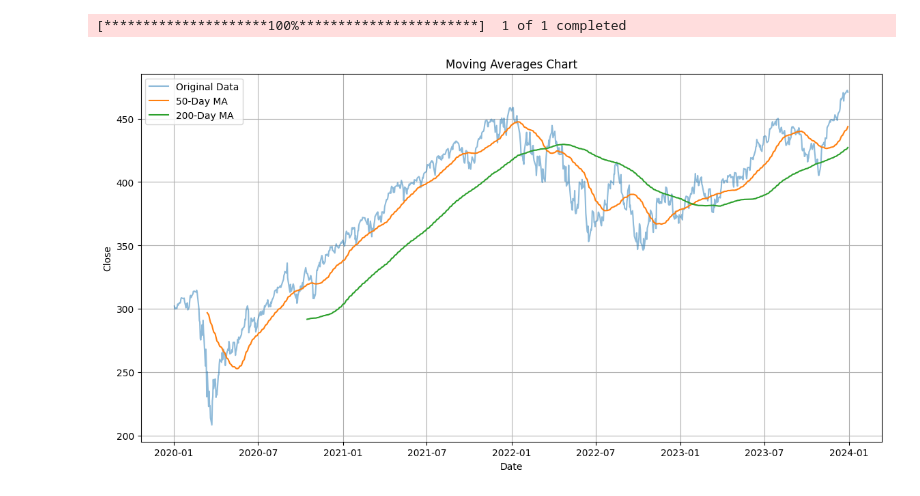
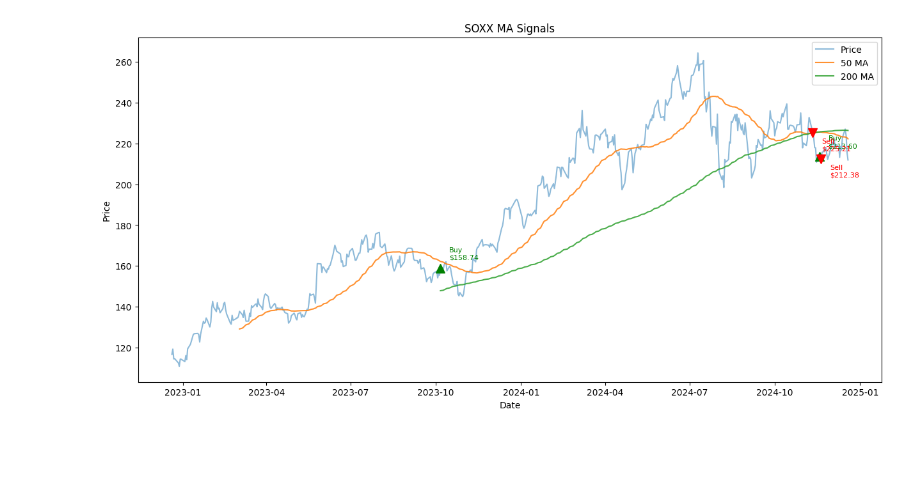
Before and after one commit to lonelytango/swiss-finance, a Jupyter notebook: quant/ma.ipynb, the cells around one changed output. Drawn from its saved outputs; the diff is of its cells as text; code cells hidden in the pictures; blank space fills up the shorter version.

```diff
--- a/quant/ma.ipynb
+++ b/quant/ma.ipynb
@@ -3,8 +2,2 @@ import pandas as pd
 import yfinance as yf
 import matplotlib.pyplot as plt
-# %%
-# Download stock data from Yahoo Finance
-symbol = 'SPY'  # You can replace this with any stock ticker
-data = yf.download(symbol, start='2020-01-01', end='2024-01-01')
-# %% [output]
-[*********************100%***********************]  1 of 1 completed
@@ -15,14 +4,53 @@ data['200MA'] = data['Close'].rolling(window=200).mean()
-# %%
-# Plot the chart
-plt.figure(figsize=(14, 7))
-plt.plot(data.index, data['Close'], label='Original Data', alpha=0.5)
-plt.plot(data.index, data['50MA'], label='50-Day MA')
-plt.plot(data.index, data['200MA'], label='200-Day MA')
-plt.title(symbol)
-plt.xlabel('Date')
-plt.ylabel('Close')
-plt.legend()
-plt.grid(True)
-plt.show()
-# %% [output]
-[figure, removed]
+# %%
+ticker_value = 'SOXX'
+ticker = yf.Ticker(ticker_value)
+df = ticker.history(period="2y")
+# %%
+# print(closing_prices.tail())
+df['MA50'] = df['Close'].rolling(window=50).mean()
+df['MA200'] = df['Close'].rolling(window=200).mean()
+
+# Find buy/sell signals
+df['Signal'] = 0
+df.loc[df['MA50'] > df['MA200'], 'Signal'] = 1
+df['CrossOver'] = df['Signal'].diff()
+
+# Create signals dataframe
+buy_signals = df[df['CrossOver'] == 1].copy()
+sell_signals = df[df['CrossOver'] == -1].copy()
+# %%
+# Plot
+plt.figure(figsize=(15,7))
+plt.plot(df.index, df['Close'], label='Price', alpha=0.5)
+plt.plot(df.index, df['MA50'], label='50 MA', alpha=0.85)
+plt.plot(df.index, df['MA200'], label='200 MA', alpha=0.85)
+
+# Plot buy signals with prices
+for idx in buy_signals.index:
+    price = buy_signals.loc[idx, 'Close']
+    plt.annotate(f'Buy\n${price:.2f}',
+                (idx, price),
+                xytext=(10, 10),
+                textcoords='offset points',
+                color='green',
+                fontsize=8)
+    plt.plot(idx, price, '^', color='g', markersize=10)
+
+# Plot sell signals with prices
+for idx in sell_signals.index:
+    price = sell_signals.loc[idx, 'Close']
+    plt.annotate(f'Sell\n${price:.2f}',
+                (idx, price),
+                xytext=(10, -20),
+                textcoords='offset points',
+                color='red',
+                fontsize=8)
+    plt.plot(idx, price, 'v', color='r', markersize=10)
+
+plt.title(ticker_value + ' MA Signals')
+plt.xlabel('Date')
+plt.ylabel('Price')
+plt.legend()
+plt.show()
+# %% [output]
+[figure, added]
```
Also changed, not shown: parts of 2 cells of this notebook, 1 other file.
